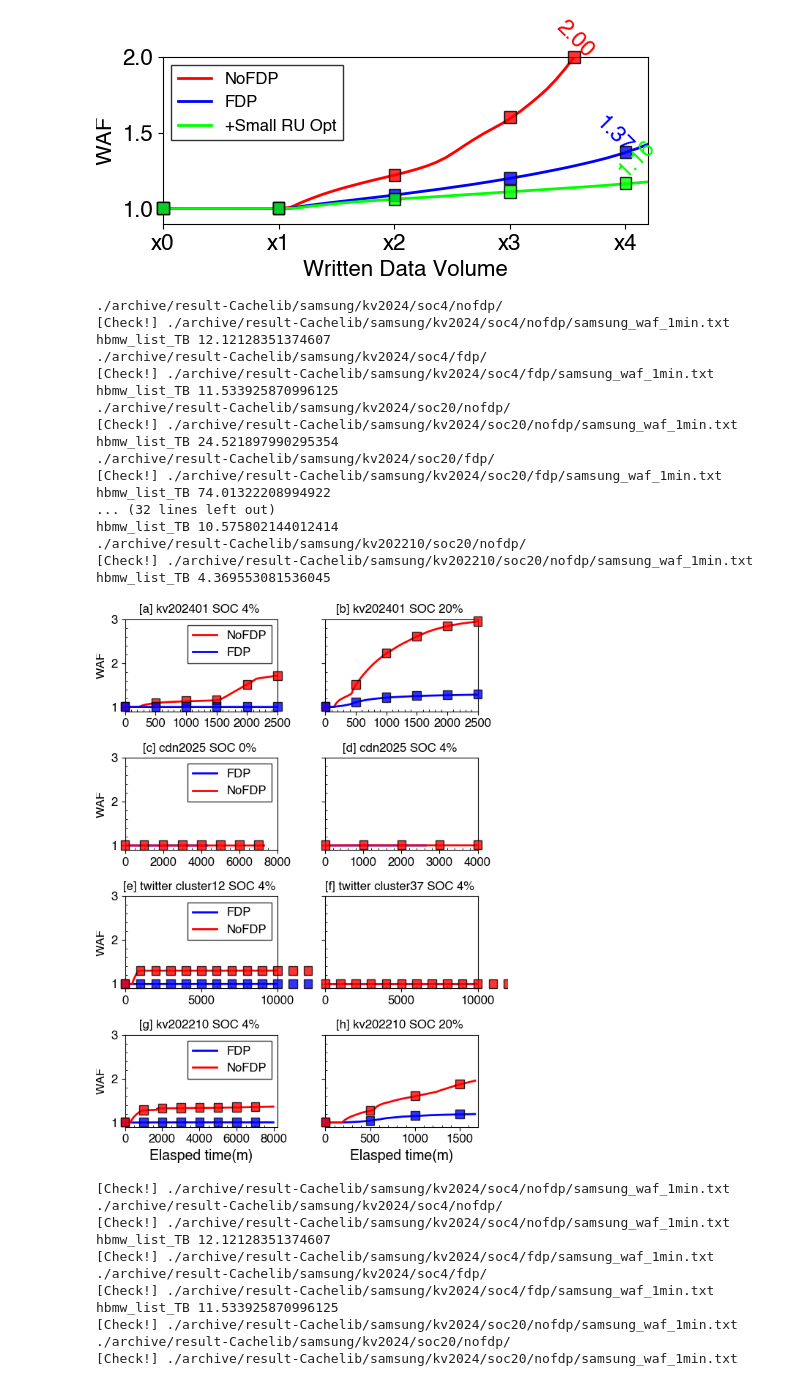
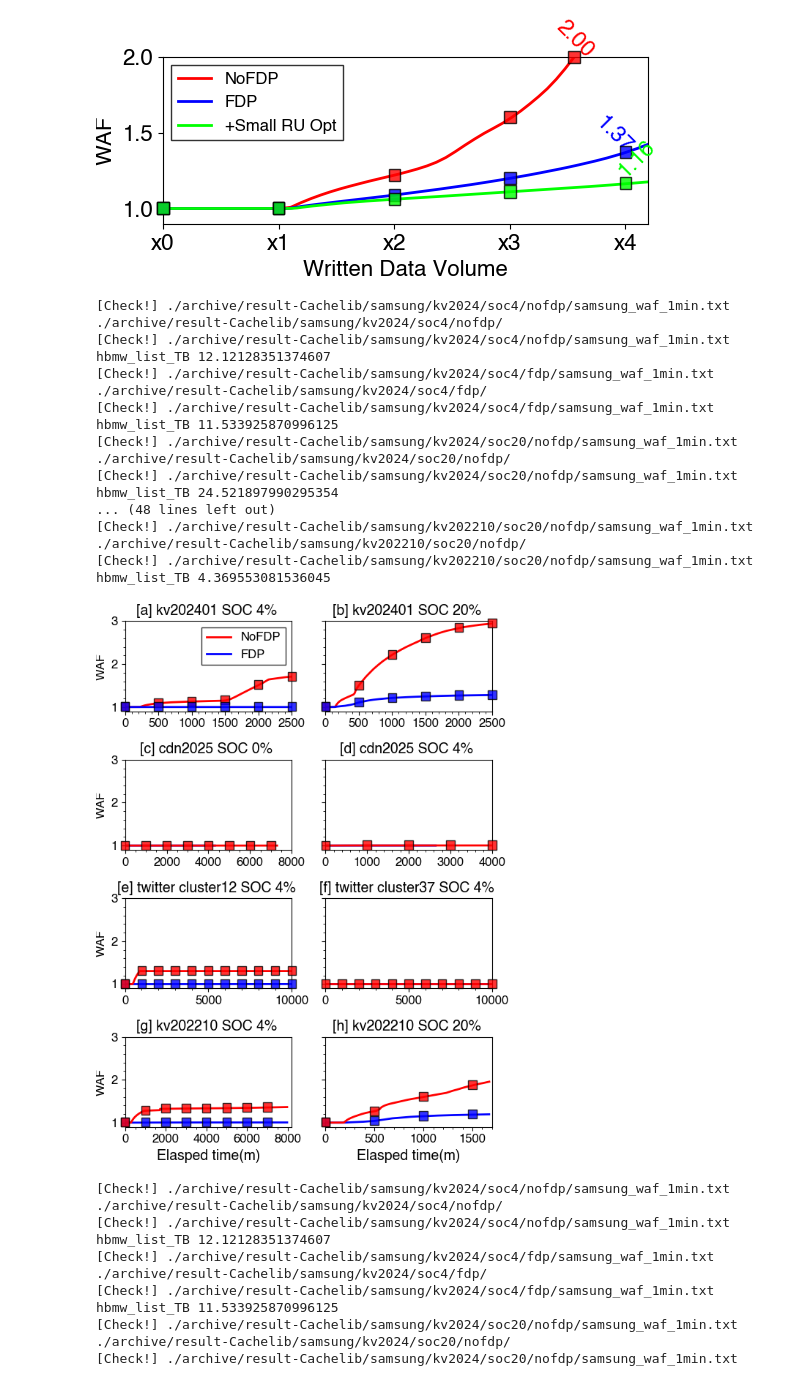
Before and after one commit to MoatLab/WARP-FAST26-AE, a Jupyter notebook: WARP-AE-FAST26-1.ipynb, the cells around one changed output. Cells and saved outputs as stored; diff of their text form; code cells hidden in the pictures.

```diff
--- a/WARP-AE-FAST26-1.ipynb
+++ b/WARP-AE-FAST26-1.ipynb
@@ -1497,6 +1523,6 @@ NameError: name 'waf_list' is not defined
 # %%
 #------------------------------------------------------------#
-fig, ax = plt.subplots(2,3, figsize=(8,5.5), sharey=True)
+fig, ax = plt.subplots(2,3, figsize=(9,6), sharey=True)
 plt.style.use('tableau-colorblind10')
 #------------------------------------------------------------#
 greedy_colors = {
@@ -1755,8 +1781,8 @@ ax[1][0].set_yticks([1, 2, 3, 4])
 for i in range(2):
     for j in range(3):
         ax2 = ax[i][j]
-        ax2.tick_params(axis='x', which='minor', direction='in')
-        ax2.tick_params(axis='y', which='minor', direction='in')
+        ax2.tick_params(axis='x', which='minor', direction='out')
+        ax2.tick_params(axis='y', which='minor', direction='out')
         ax2.minorticks_on()
         ax2.set_xlim([0,5])
         ax2.set_ylim([0.9 , 4.0])
@@ -1767,8 +1793,8 @@ for i in range(2):
 ax[0][0].tick_params(axis='y', labelsize=MEDIUM_PLUS_SIZE)
 ax[1][0].tick_params(axis='y', labelsize=MEDIUM_PLUS_SIZE)
 
-fig.tight_layout(rect=[0, 0.02, 1, 1])
-
+#fig.tight_layout(rect=[0, 0.02, 1, 1])
+fig.tight_layout()
 #------------------------#
 isConference = True
 if (isConference) :
@@ -2048,8 +2074,8 @@ ax[1][2].set_title(r"[f] WARP$_{B}$ 80/20", fontproperties=helvetica_prop, fonts
 for i in range(2):
     for j in range(3):
         ax2 = ax[i][j]
-        ax2.tick_params(axis='x', which='minor', direction='in')
-        ax2.tick_params(axis='y', which='minor', direction='in')
+        ax2.tick_params(axis='x', which='minor', direction='out')
+        ax2.tick_params(axis='y', which='minor', direction='out')
         ax2.minorticks_on()
         ax2.set_xlim([0,5])
         ax2.set_ylim([0.9 , 4.0])
@@ -2682,7 +2708,7 @@ filename="samsung_waf_1min.txt"
 
 #print (data_dir+filename)
 this_dev_cap_TB = 7.68
-x_cut_lim = 60
+x_cut_lim = 11
 
 TEXT_FONT_SIZE=SMALL_SIZE
 
@@ -2734,7 +2760,7 @@ filename="samsung_waf_1min.txt"
 
 #print (data_dir+filename)
 this_dev_cap_TB = 7.68
-x_cut_lim = 60
+x_cut_lim = 11
 TEXT_FONT_SIZE=SMALL_SIZE
 
 #------------------------------------------------------------#
@@ -2833,19 +2859,19 @@ for i , w in enumerate(workload):
                 ax2.text(j*hop, v, " " , ha="center", fontsize=0.1, bbox=dict(facecolor='blue', alpha=0.8))
 
 #------------------------------------------------------------#
-ax[0][0].set_title("[a] kv202401 SOC 4% ", fontsize=BIGGER_SIZE, fontproperties=helvetica_prop)
-ax[0][1].set_title("[b] kv202401 SOC 20% ", fontsize=BIGGER_SIZE, fontproperties=helvetica_prop)
-ax[1][0].set_title("[c] cdn2025 SOC 0% ", fontsize=BIGGER_SIZE, fontproperties=helvetica_prop)
-ax[1][1].set_title("[d] cdn2025 SOC 4% ", fontsize=BIGGER_SIZE, fontproperties=helvetica_prop)
-ax[2][0].set_title("[e] twitter cluster12 SOC 4% ", fontsize=BIGGER_SIZE, fontproperties=helvetica_prop)
-ax[2][1].set_title("[f] twitter cluster37 SOC 4% ", fontsize=BIGGER_SIZE, fontproperties=helvetica_prop)
-ax[3][0].set_title("[g] kv202210 SOC 4% ", fontsize=BIGGER_SIZE, fontproperties=helvetica_prop)
-ax[3][1].set_title("[h] kv202210 SOC 20% " , fontsize=BIGGER_SIZE      , fontproperties=helvetica_prop           )
+ax[0][0].set_title("[a] kv202401 SOC 4% ", fontproperties=helvetica_prop, fontsize=MEDIUM_SIZE-2)
+ax[0][1].set_title("[b] kv202401 SOC 20% ", fontproperties=helvetica_prop, fontsize=MEDIUM_SIZE-2)
+ax[1][0].set_title("[c] cdn2025 SOC 0% ", fontproperties=helvetica_prop, fontsize=MEDIUM_SIZE-2)
+ax[1][1].set_title("[d] cdn2025 SOC 4% ", fontproperties=helvetica_prop, fontsize=MEDIUM_SIZE-2)
+ax[2][0].set_title("[e] twitter cluster12 SOC 4% ", fontproperties=helvetica_prop, fontsize=MEDIUM_SIZE-2)
+ax[2][1].set_title("[f] twitter cluster37 SOC 4% ", fontproperties=helvetica_prop, fontsize=MEDIUM_SIZE-2)
+ax[3][0].set_title("[g] kv202210 SOC 4% ",  fontproperties=helvetica_prop, fontsize=MEDIUM_SIZE-2)
+ax[3][1].set_title("[h] kv202210 SOC 20% " , fontproperties=helvetica_prop, fontsize=MEDIUM_SIZE-2)
 
 ax[0][0].legend(frameon=True,fancybox=False, edgecolor='k', fontsize=BIGGER_SIZE,prop=helvetica_prop )
-ax[1][0].legend(frameon=True,fancybox=False, edgecolor='k', fontsize=BIGGER_SIZE,prop=helvetica_prop )
-ax[2][0].legend(frameon=True,fancybox=False, edgecolor='k', fontsize=BIGGER_SIZE,prop=helvetica_prop )
-ax[3][0].legend(frameon=True,fancybox=False, edgecolor='k', fontsize=BIGGER_SIZE,prop=helvetica_prop )
+#ax[1][0].legend(frameon=True,fancybox=False, edgecolor='k', fontsize=BIGGER_SIZE,prop=helvetica_prop )
+#ax[2][0].legend(frameon=True,fancybox=False, edgecolor='k', fontsize=BIGGER_SIZE,prop=helvetica_prop )
+#ax[3][0].legend(frameon=True,fancybox=False, edgecolor='k', fontsize=BIGGER_SIZE,prop=helvetica_prop )
 
 
 ax[3][0].set_xlabel(
@@ -2873,8 +2899,8 @@ for i in range(4):
     #ax2=ax
     ax2 = ax[i][0]
 
-    ax2.tick_params(axis='x', which='minor', direction='in')
-    ax2.tick_params(axis='y', which='minor', direction='in')
+    ax2.tick_params(axis='x', which='minor', direction='out')
+    ax2.tick_params(axis='y', which='minor', direction='out')
     ax2.minorticks_on()
     label = ax2.set_ylabel("WAF", fontsize=BIGGER_SIZE)
     label.set_fontproperties(helvetica_prop)
@@ -2884,8 +2910,8 @@ for i in range(4):
         label.set_fontproperties(helvetica_prop)
 
     ax2 = ax[i][1]
-    ax2.tick_params(axis='x', which='minor', direction='in')
-    ax2.tick_params(axis='y', which='minor', direction='in')
+    ax2.tick_params(axis='x', which='minor', direction='out')
+    ax2.tick_params(axis='y', which='minor', direction='out')
     ax2.minorticks_on()
 
     #ax2.set_ylabel("DLWA", fontproperties=helvetica_prop, fontsize=MEDIUM_SIZE)
@@ -2915,39 +2941,39 @@ labels = [label.get_text() for label in ax[2][1].get_xticklabels()]
 ax[2][1].set_xticklabels([t for t in labels], fontproperties=helvetica_prop)
 
 ax[3][0].set_xlim([0.0,8200])
 ax[3][0].set_xticks([x*2000 for x in range(5)])
 labels = [label.get_text() for label in ax[3][0].get_xticklabels()]
 ax[3][0].set_xticklabels([t for t in labels], fontproperties=helvetica_prop)
 
 ax[3][1].set_xlim([0.0,1700])
 ax[3][1].set_xticks([x*500 for x in range(4)])
 labels = [label.get_text() for label in ax[3][1].get_xticklabels()]
 ax[3][1].set_xticklabels([t for t in labels], fontproperties=helvetica_prop)
 
 #fig.text(0.15, 0.05, r'$\mathrm{rHMW} = \frac{\mathrm{Host\ Media\ Written(TB)}}{ Dev. Cap.(=7.68\ \mathrm{TB})}$', fontsize=MEDIUM_SIZE)
 
 fig.tight_layout()
 
 # ----------------------------------------------------------------------------------------------- #
 # %% [output]
+[Check!] ./archive/result-Cachelib/samsung/kv2024/soc4/nofdp/samsung_waf_1min.txt
 ./archive/result-Cachelib/samsung/kv2024/soc4/nofdp/
 [Check!] ./archive/result-Cachelib/samsung/kv2024/soc4/nofdp/samsung_waf_1min.txt
 hbmw_list_TB 12.12128351374607
+[Check!] ./archive/result-Cachelib/samsung/kv2024/soc4/fdp/samsung_waf_1min.txt
 ./archive/result-Cachelib/samsung/kv2024/soc4/fdp/
 [Check!] ./archive/result-Cachelib/samsung/kv2024/soc4/fdp/samsung_waf_1min.txt
 hbmw_list_TB 11.533925870996125
+[Check!] ./archive/result-Cachelib/samsung/kv2024/soc20/nofdp/samsung_waf_1min.txt
 ./archive/result-Cachelib/samsung/kv2024/soc20/nofdp/
 [Check!] ./archive/result-Cachelib/samsung/kv2024/soc20/nofdp/samsung_waf_1min.txt
 hbmw_list_TB 24.521897990295354
-./archive/result-Cachelib/samsung/kv2024/soc20/fdp/
-[Check!] ./archive/result-Cachelib/samsung/kv2024/soc20/fdp/samsung_waf_1min.txt
-hbmw_list_TB 74.01322208994922
-... (32 lines left out)
-hbmw_list_TB 10.575802144012414
+... (48 lines left out)
+[Check!] ./archive/result-Cachelib/samsung/kv202210/soc20/nofdp/samsung_waf_1min.txt
 ./archive/result-Cachelib/samsung/kv202210/soc20/nofdp/
 [Check!] ./archive/result-Cachelib/samsung/kv202210/soc20/nofdp/samsung_waf_1min.txt
 hbmw_list_TB 4.369553081536045
-[figure, old version]
+[figure, new version]
 # %%
 #------------------------------------------------------------#
 fig, ax = plt.subplots(4,2, figsize=(6,9), sharey=True)
```
Also changed, not shown: parts of 10 cells of this notebook, 16 other files.
